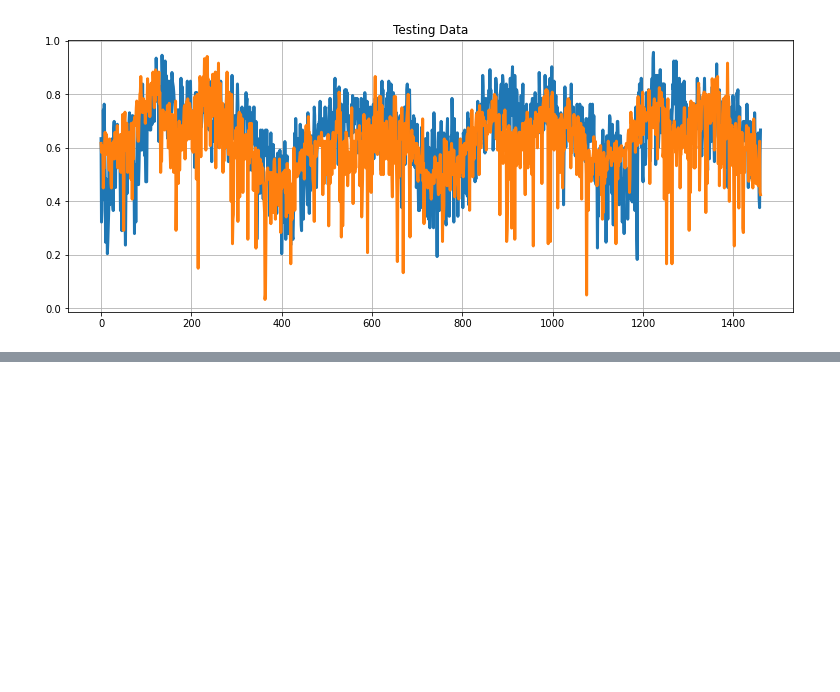
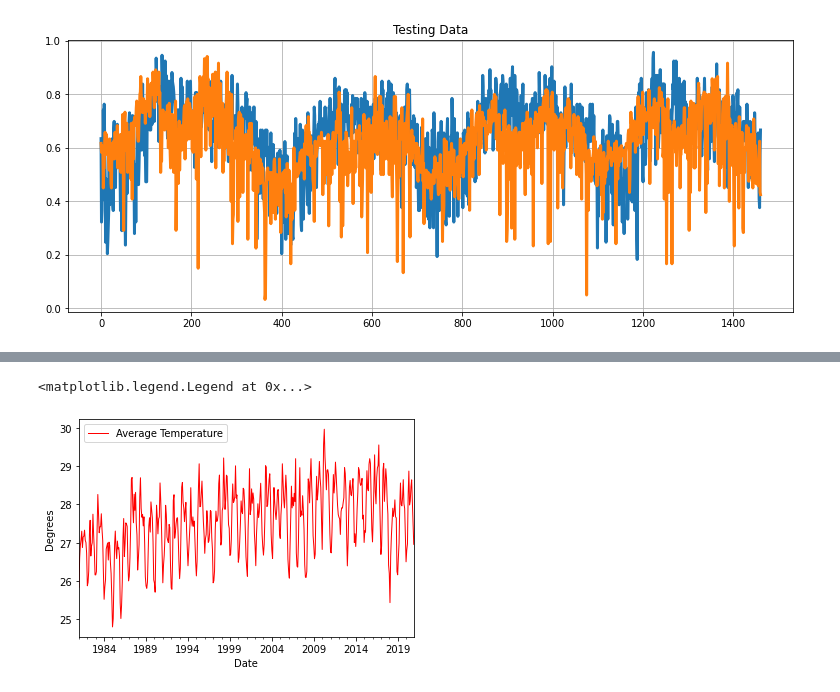
Before and after one commit to surenjanath/WeatherAnalysis, a Jupyter notebook: Trinidad_Data_Analysis.ipynb, the cells around one changed output, grey strips where cells are left out. Drawn from its saved outputs; the diff is of its cells as text; code cells hidden in the pictures; blank space fills up the shorter version.

```diff
--- a/Trinidad_Data_Analysis.ipynb
+++ b/Trinidad_Data_Analysis.ipynb
@@ -258,0 +295,12 @@ df.head()
+# %%
+# average temp per month
+Data = []
+for i in data_analysis['Year'].unique():
+  for j in range(1,13):
+    print(i , j)
+    Data.append({
+        'Date' : data_analysis[(data_analysis['Year'] == i) & (data_analysis['Month'] == j)].iloc[0]['DATE'],
+        'Year' : i,
+        'Month': j,
+        'Temp' : data_analysis[(data_analysis['Year'] == i) & (data_analysis['Month'] == j)]['Average_temp'].mean(),
+    })
@@ -259 +311,3 @@ df.head()
+# %%
+df_averageTemps = pd.DataFrame(Data)
 # %% [markdown]
@@ -706,0 +769,2 @@ ax = sns.scatterplot(x = 'pca1',y = 'pca2',hue = 'cluster',data = pca_df,palette
+# %%
+df_averageTemps.Date = pd.to_datetime(df_averageTemps.Date)
@@ -706,0 +775,16 @@ ax = sns.scatterplot(x = 'pca1',y = 'pca2',hue = 'cluster',data = pca_df,palette
+# %%
+df_averageTemps.columns=['Date', 'Year', 'Month', 'Temp']
+df_averageTemps.sort_values(by='Date', inplace=True) ## To get the time series right.
+fig = go.Figure(layout = go.Layout(yaxis=dict(range=[0, df_averageTemps['Temp'].max()+1])))
+fig.add_trace(go.Scatter(x=df_averageTemps['Date'], y=df_averageTemps['Temp']), )
+fig.update_layout(title='Temperature Throught Timeline:',
+                 xaxis_title='Time', yaxis_title='Temprature in Degrees')
+fig.update_layout(xaxis=go.layout.XAxis(
+    rangeselector=dict(
+        buttons=list([dict(label="Whole View", step="all"),
+                      dict(count=1,label="One Year View",step="year",stepmode="todate"),
+                      dict(count=120,label="10 Year View",step="year",stepmode="todate")
+                     ])),
+        rangeslider=dict(visible=True),type="date")
+)
+fig.show()
@@ -706,0 +815,11 @@ ax = sns.scatterplot(x = 'pca1',y = 'pca2',hue = 'cluster',data = pca_df,palette
+# %%
+# line plot
+# Temp Min  Temp Max  Precip
+df_averageTemps.plot(x = 'Date', y =['Temp'] , label =['Average Temperature'],
+              color = ['r','g',]
+              , linewidth = 1)
+plt.ylabel('Degrees')
+plt.legend(loc='upper left')
+# %% [output]
+<matplotlib.legend.Legend at 0x...>
+[figure, added]
```
Also changed, not shown: parts of 34 cells of this notebook.
